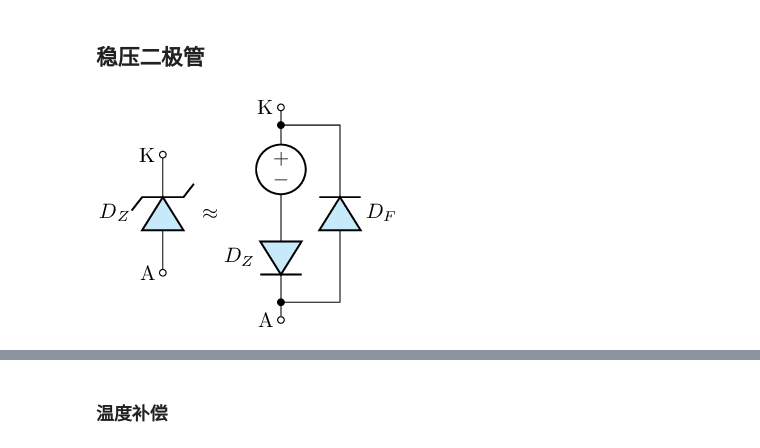
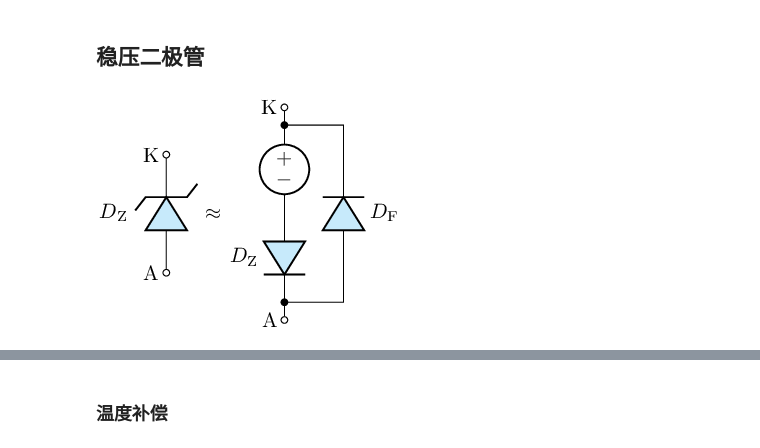
Before and after one commit to chenshuo/nuedc, a Jupyter notebook: docs/diode.ipynb, the cells around one changed output, grey strips where cells are left out. Saved outputs shown, nothing was run; the diff lists cells and outputs as text; code cells hidden in the pictures.

```diff
--- a/docs/diode.ipynb
+++ b/docs/diode.ipynb
@@ -210,13 +264,13 @@ ng.operating_point()
 # %%
 %%tikz -ct
 \ctikzset{american voltages, american currents, diodes/fill=cyan!20, transistors/arrow pos=end, transistors/fill=cyan!20}
 
-\draw (0, -1) node [left] {A} to [zzD,n=ZD, l=$D_Z$, o-o] ++(0, 2) node [left] {K};
+\draw (0, -1) node [left] {A} to [zzD,n=ZD, l=$D_\mathrm{Z}\;$, o-o] ++(0, 2) node [left] {K};
 \draw (ZD) ++(0.8, 0) node [open] {$\approx$};
 \draw (2, 1.8) node [left] {K} to [short, o-] ++(0, -0.3) coordinate (A)
-to [V] ++(0, -1.5) coordinate(M) to [D, l_=$D_Z$] ++(0, -1.5) coordinate (K)
+to [V] ++(0, -1.5) coordinate(M) to [D, l_=$D_\mathrm{Z}$] ++(0, -1.5) coordinate (K)
 to [short, -o] ++(0, -0.3)  node [left] {A};
-\draw (K) to [short, *-] ++(1, 0) to [D, l_=$D_F$] ++(0, 3) to [short, -*] (A);
+\draw (K) to [short, *-] ++(1, 0) to [D, l_=$D_\mathrm{F}$] ++(0, 3) to [short, -*] (A);
 %\draw [dashed] (M) -- (ZD);
 # %% [output]
-[figure, old version]
+[figure, new version]
```
Also changed, not shown: parts of 20 cells of this notebook, 1 other file.
